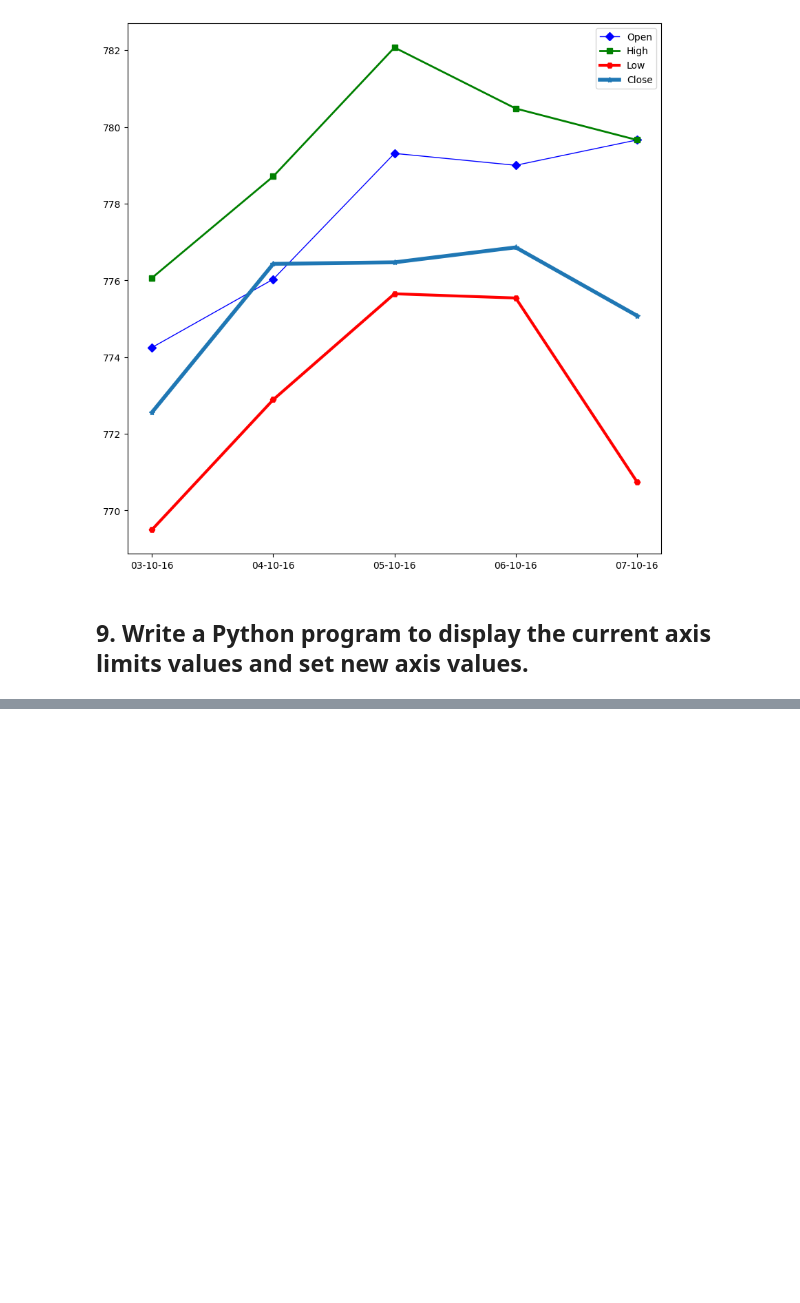
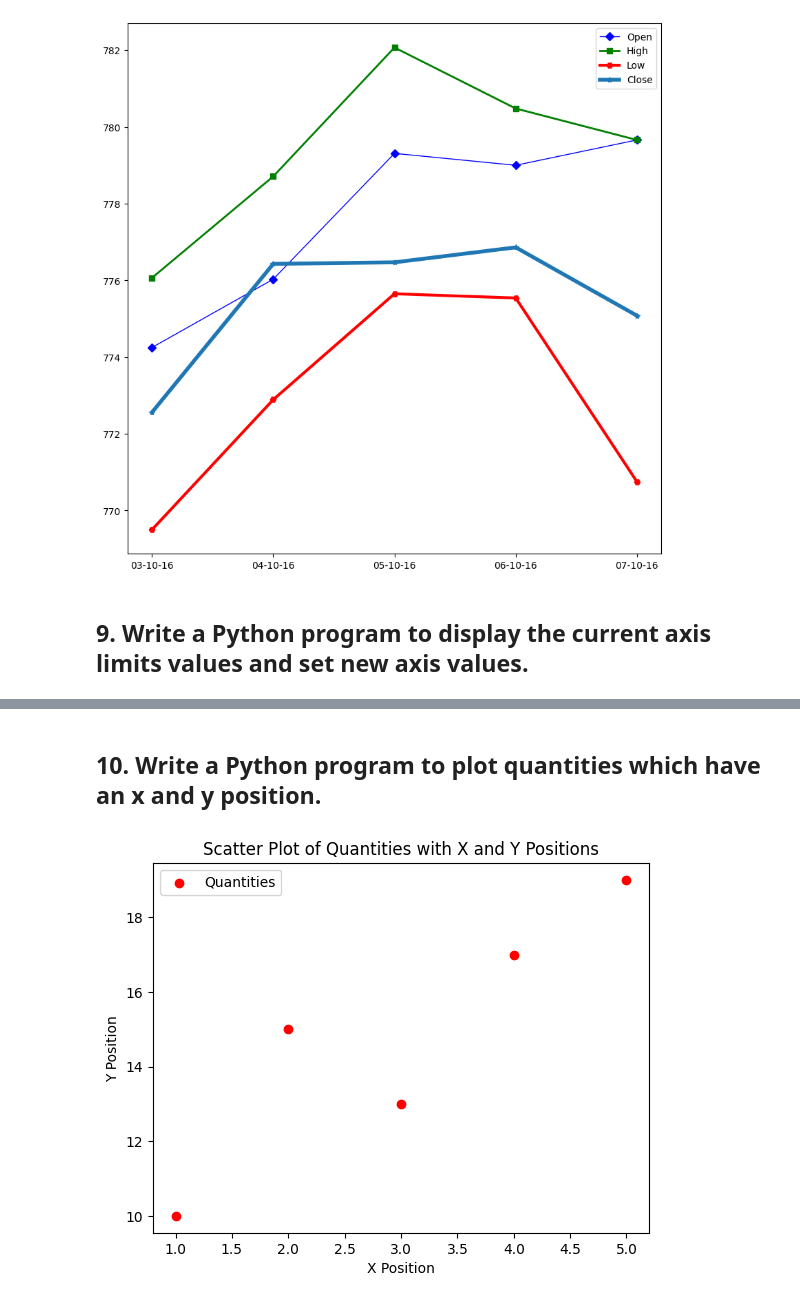
Before and after one commit to Prayag321/Python-libraries, a Jupyter notebook: matplotlib/matplotlib.ipynb, the cells around one changed output, grey strips where cells are left out. Cells and saved outputs as stored; diff of their text form; code cells hidden in the pictures; blank space fills up the shorter version.

```diff
--- a/matplotlib/matplotlib.ipynb
+++ b/matplotlib/matplotlib.ipynb
@@ -277,0 +278,22 @@ if __name__ == "__main__":
+# %% [markdown]
+## 10. Write a Python program to plot quantities which have an x and y position.
+# %%
+
+x = [1, 2, 3, 4, 5]
+y = [10, 15, 13, 17, 19]
+
+# Create a new figure
+plt.figure()
+
+plt.scatter(x, y, color='red', marker='o', label='Quantities')
+
+plt.xlabel('X Position')
+plt.ylabel('Y Position')
+
+plt.title('Scatter Plot of Quantities with X and Y Positions')
+
+plt.legend()
+
+plt.show()
+# %% [output]
+[figure, added]
```
Also changed, not shown: parts of 1 cell of this notebook.
